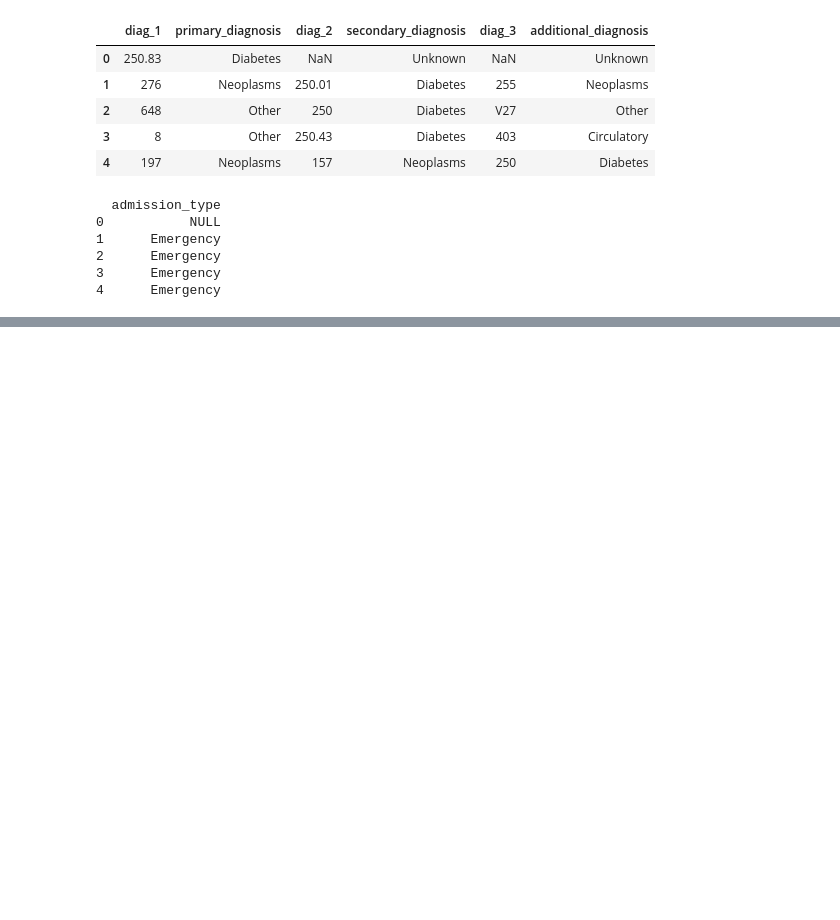
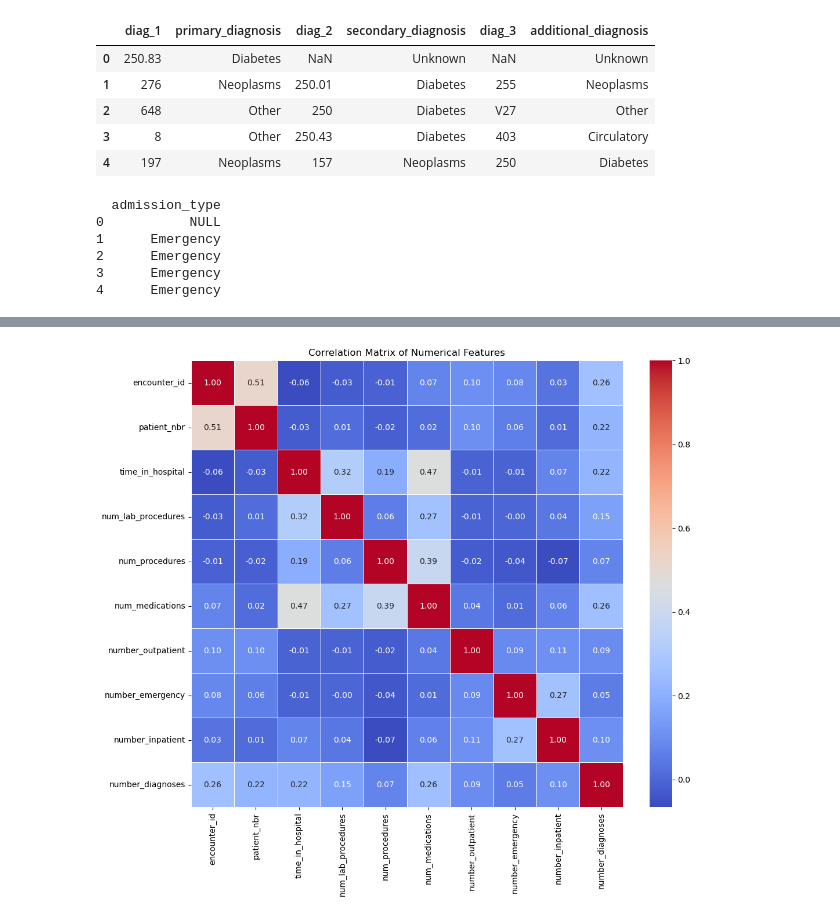
Before and after one commit to cs418-fa24/project-check-in-team-7, a Jupyter notebook: patient_readmission.ipynb, the cells around one changed output, grey strips where cells are left out. Cells and saved outputs as stored; diff of their text form; code cells hidden in the pictures; blank space fills up the shorter version.

```diff
--- a/patient_readmission.ipynb
+++ b/patient_readmission.ipynb
@@ -13,5 +20,5 @@ import pandas as pd
 # %%
-df = pd.read_csv("/Users/rujutatambewagh/Desktop/418-ds/project/diabetic_data_initial.csv")
+df = pd.read_csv("diabetic_data_initial.csv")
 # %%
 df.head()
 # %% [output]
@@ -248,0 +348,22 @@ memory usage: 34.9+ MB
+# %%
+# Multicollinearity
+# Separate numerical and categorical columns
+numerical_columns = df_categorical.select_dtypes(include=[np.number]).columns
+categorical_columns = df_categorical.select_dtypes(exclude=[np.number]).columns
+
+# Encode categorical columns (using Label Encoding for simplicity)
+label_encoder = LabelEncoder()
+
+for col in categorical_columns:
+    df_categorical[col] = label_encoder.fit_transform(df[col].astype(str))  # Convert to string before encoding
+
+# Now, calculate the correlation matrix for numerical features
+correlation_matrix = df_categorical[numerical_columns].corr()
+
+# Visualize the correlation matrix
+plt.figure(figsize=(12, 10))
+sns.heatmap(correlation_matrix, annot=True, cmap='coolwarm', fmt='.2f', linewidths=0.5)
+plt.title('Correlation Matrix of Numerical Features')
+plt.show()
+# %% [output]
+[figure, added]
```
Also changed, not shown: parts of 7 cells of this notebook.
